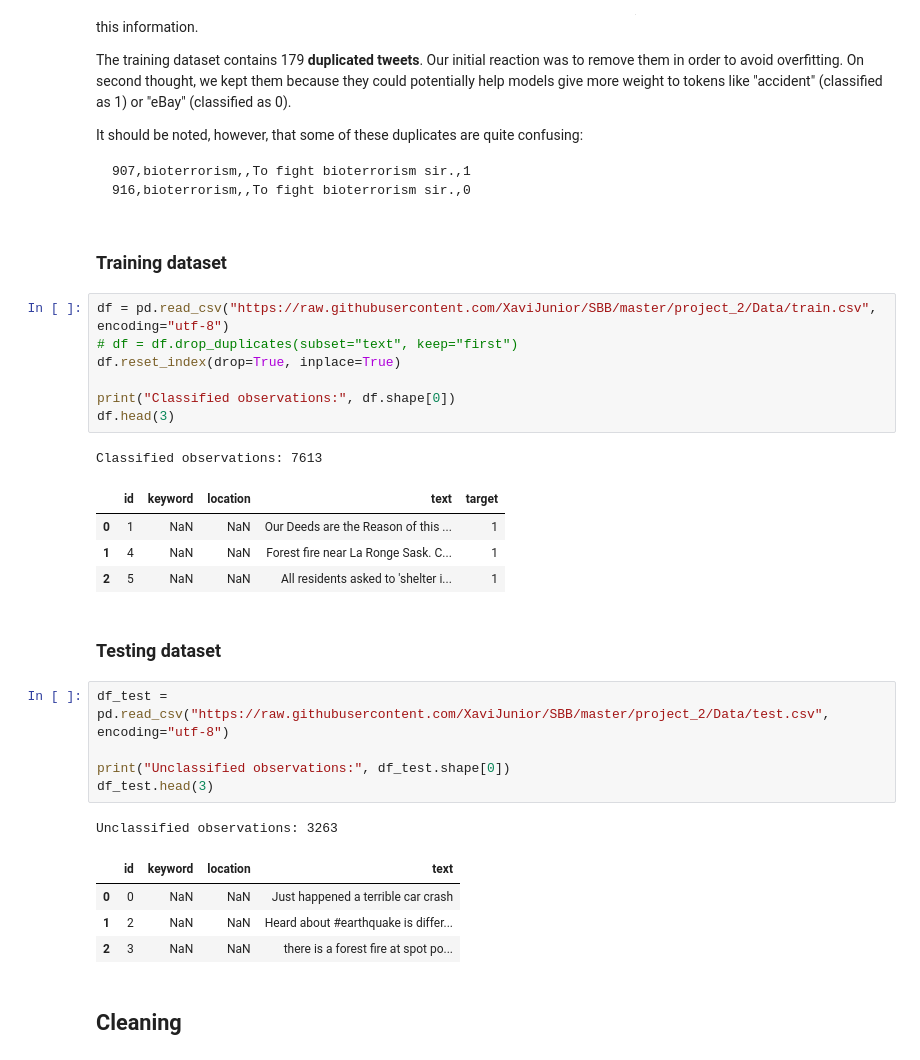
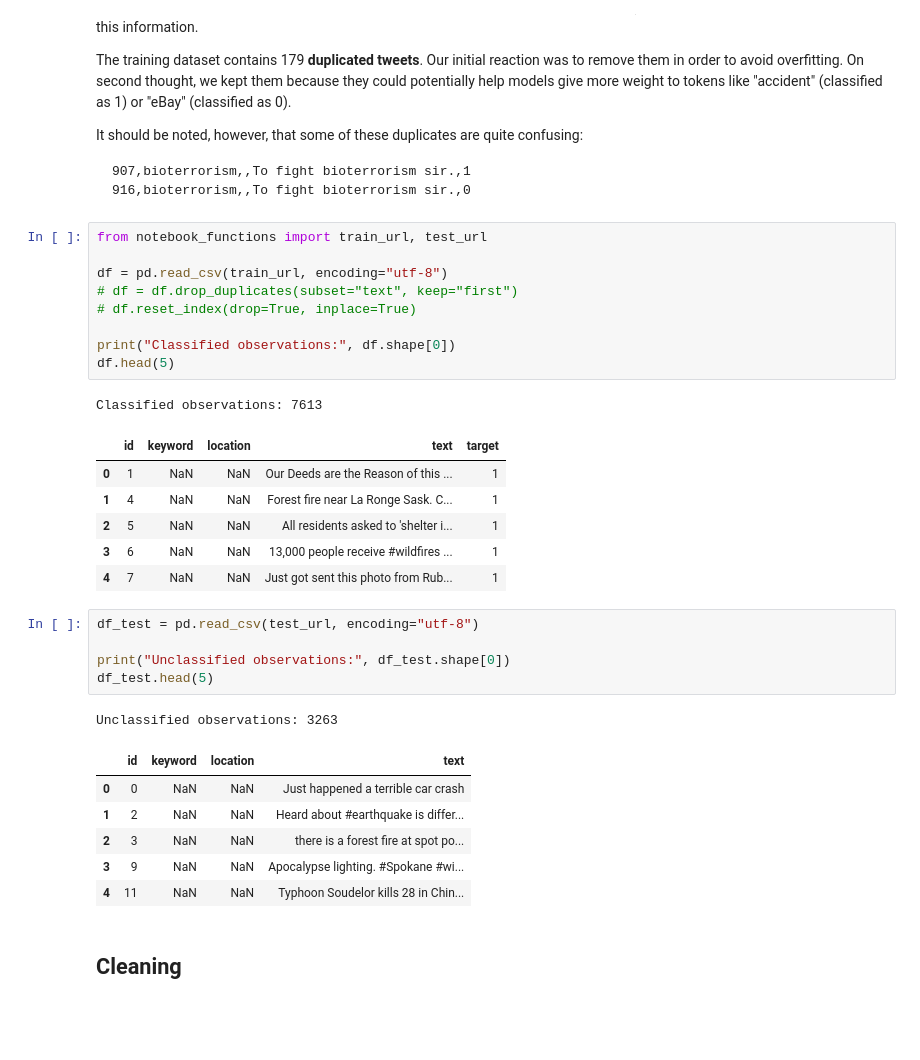
Before and after one commit to XaviJunior/SBB, a Jupyter notebook: project_2/Code/Team_SBB_project_2_Disaster_tweets.ipynb, the cells around one changed output. Saved outputs shown, nothing was run; the diff lists cells and outputs as text; blank space fills up the shorter version.

````diff
--- a/project_2/Code/Team_SBB_project_2_Disaster_tweets.ipynb
+++ b/project_2/Code/Team_SBB_project_2_Disaster_tweets.ipynb
@@ -80,34 +67,36 @@ It should be noted, however, that some of these duplicates are quite confusing:
 907,bioterrorism,,To fight bioterrorism sir.,1
 916,bioterrorism,,To fight bioterrorism sir.,0
 ```
-# %% [markdown]
-### Training dataset
 # %%
-df = pd.read_csv("https://raw.githubusercontent.com/XaviJunior/SBB/master/project_2/Data/train.csv", encoding="utf-8")
+from notebook_functions import train_url, test_url
+
+df = pd.read_csv(train_url, encoding="utf-8")
 # df = df.drop_duplicates(subset="text", keep="first")
-df.reset_index(drop=True, inplace=True)
+# df.reset_index(drop=True, inplace=True)
 
 print("Classified observations:", df.shape[0])
-df.head(3)
+df.head(5)
 # %% [output]
 Classified observations: 7613
 |  | id | keyword | location | text | target |
 | 0 | 1 | NaN | NaN | Our Deeds are the Reason of this ... | 1 |
 | 1 | 4 | NaN | NaN | Forest fire near La Ronge Sask. C... | 1 |
 | 2 | 5 | NaN | NaN | All residents asked to 'shelter i... | 1 |
+| 3 | 6 | NaN | NaN | 13,000 people receive #wildfires ... | 1 |
+| 4 | 7 | NaN | NaN | Just got sent this photo from Rub... | 1 |
-# %% [markdown]
-### Testing dataset
 # %%
-df_test = pd.read_csv("https://raw.githubusercontent.com/XaviJunior/SBB/master/project_2/Data/test.csv", encoding="utf-8")
+df_test = pd.read_csv(test_url, encoding="utf-8")
 
 print("Unclassified observations:", df_test.shape[0])
-df_test.head(3)
+df_test.head(5)
 # %% [output]
 Unclassified observations: 3263
 |  | id | keyword | location | text |
 | 0 | 0 | NaN | NaN | Just happened a terrible car crash |
 | 1 | 2 | NaN | NaN | Heard about #earthquake is differ... |
 | 2 | 3 | NaN | NaN | there is a forest fire at spot po... |
+| 3 | 9 | NaN | NaN | Apocalypse lighting. #Spokane #wi... |
+| 4 | 11 | NaN | NaN | Typhoon Soudelor kills 28 in Chin... |
 # %% [markdown]
 ## Cleaning
 # %% [markdown]
````
Also changed, not shown: parts of 63 cells of this notebook, 1 other file.
